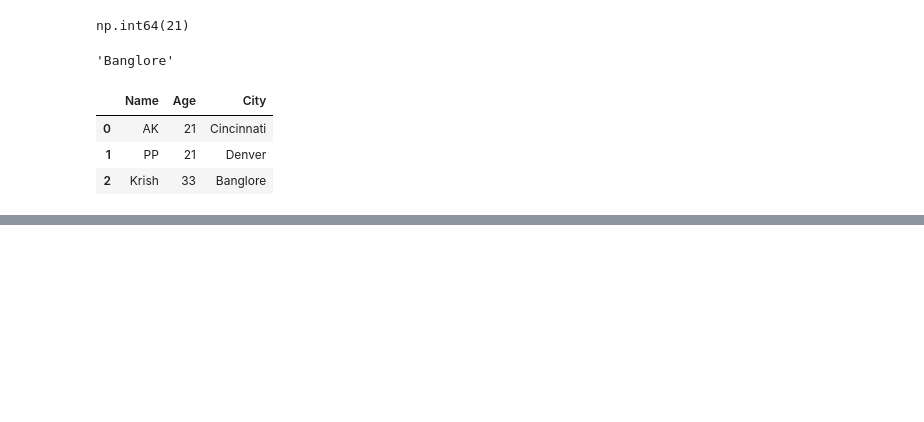
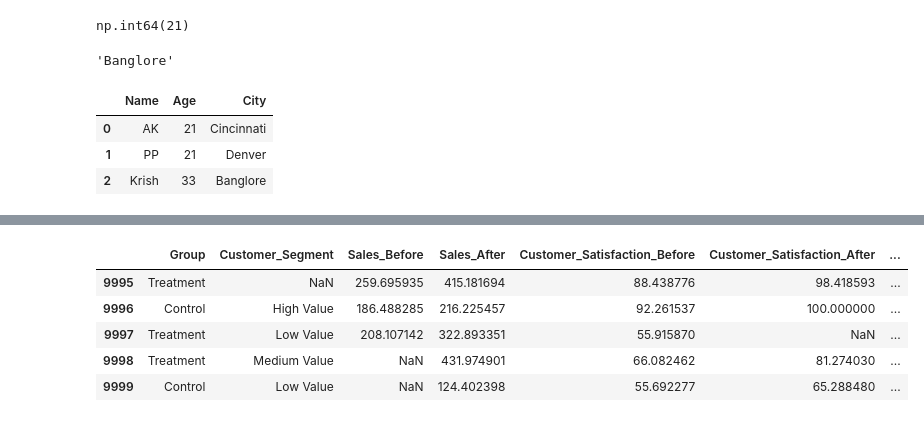
Before and after one commit to ak-pydev/python_practice, a Jupyter notebook: data_analysis.ipynb, the cells around one changed output, grey strips where cells are left out. Cells and saved outputs as stored; diff of their text form; code cells hidden in the pictures; blank space fills up the shorter version.

```diff
--- a/data_analysis.ipynb
+++ b/data_analysis.ipynb
@@ -278,0 +299,9 @@ read_csv_data.head(10)
+# %%
+df.tail(5)
+# %% [output]
+|  | Group | Customer_Segment | Sales_Before | Sales_After | Customer_Satisfaction_Before | Customer_Satisfaction_After | ... |
+| 9995 | Treatment | NaN | 259.695935 | 415.181694 | 88.438776 | 98.418593 | ... |
+| 9996 | Control | High Value | 186.488285 | 216.225457 | 92.261537 | 100.000000 | ... |
+| 9997 | Treatment | Low Value | 208.107142 | 322.893351 | 55.915870 | NaN | ... |
+| 9998 | Treatment | Medium Value | NaN | 431.974901 | 66.082462 | 81.274030 | ... |
+| 9999 | Control | Low Value | NaN | 124.402398 | 55.692277 | 65.288480 | ... |
```
Also changed, not shown: parts of 31 cells of this notebook, 6 other files.
